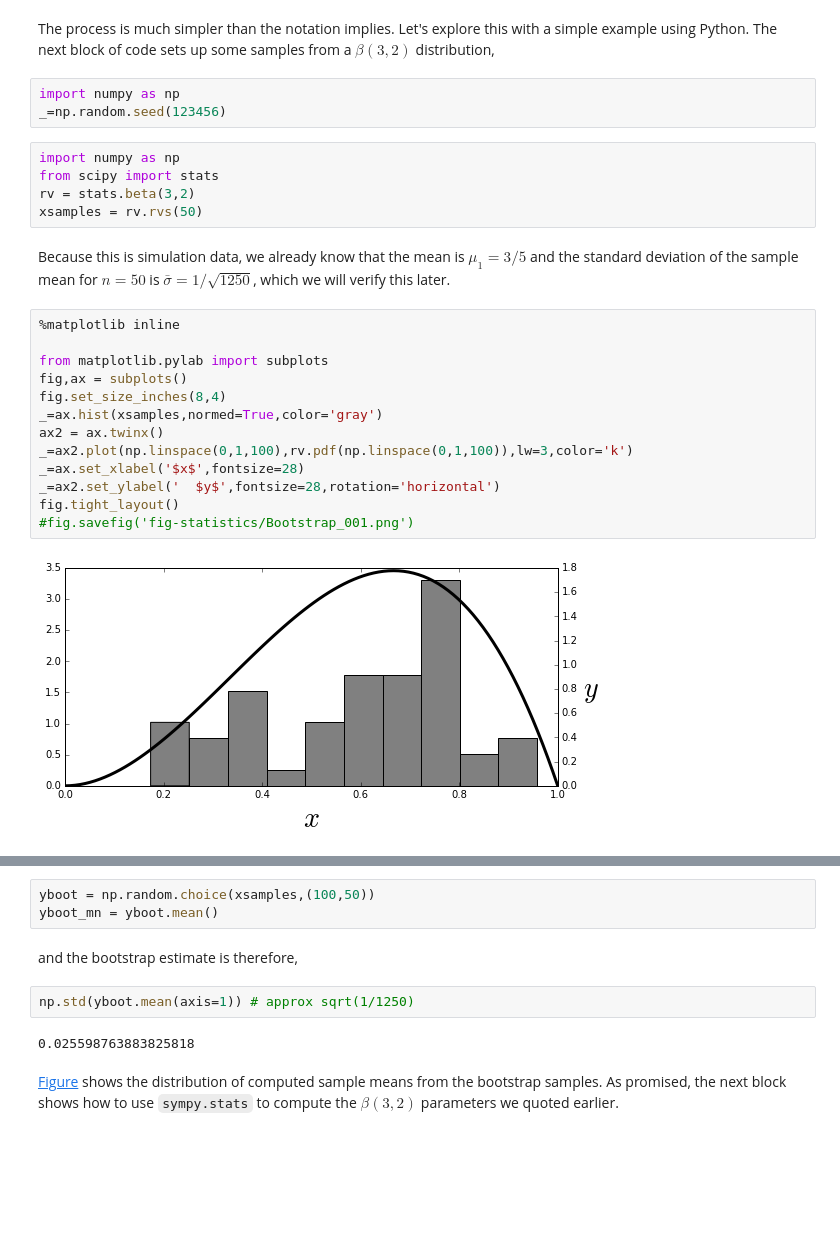
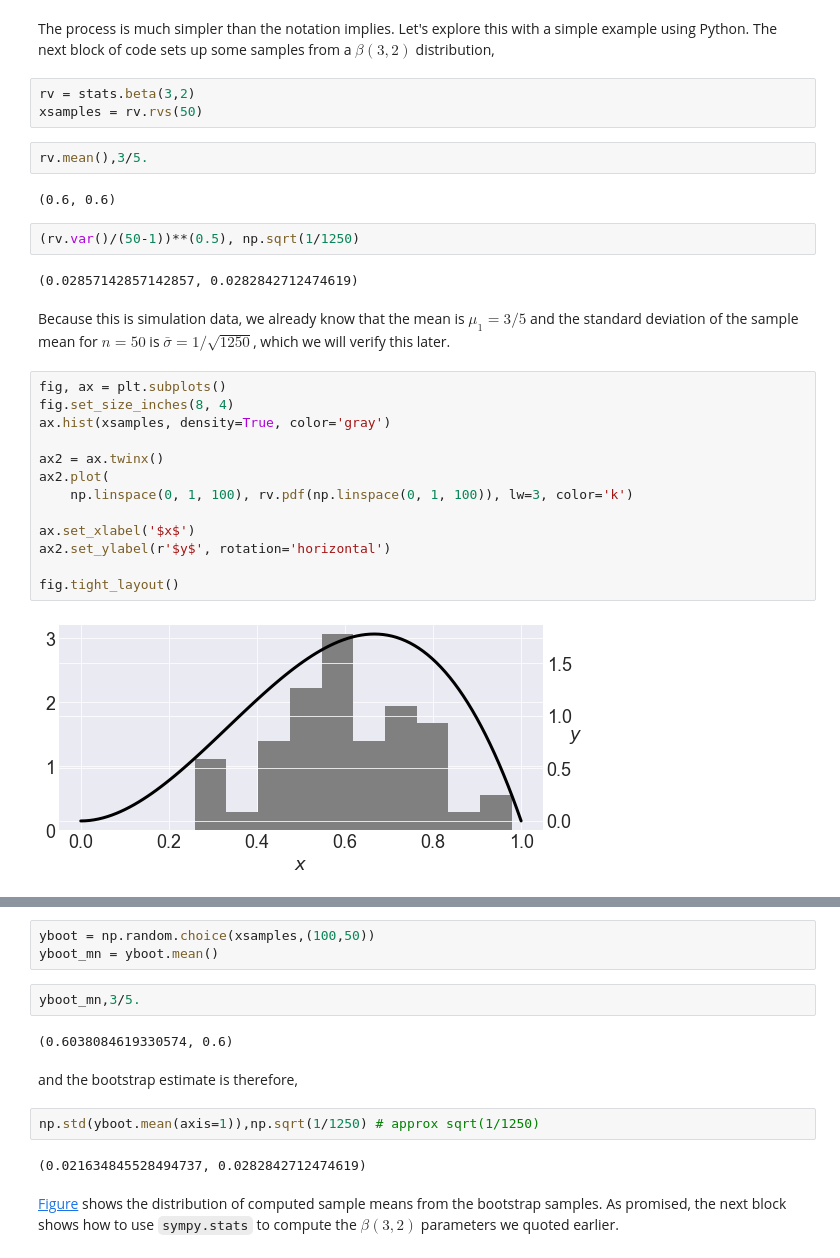
Before and after one commit to hvribeiro/MCSC1, a Jupyter notebook: aulas/03.4 - Maximum A-Posteriori, Robust Statistics, and Bootstrapping.ipynb, the cells around one changed output, grey strips where cells are left out. Drawn from its saved outputs; the diff is of its cells as text; blank space fills up the shorter version.

```diff
--- a/aulas/03.4 - Maximum A-Posteriori, Robust Statistics, and Bootstrapping.ipynb
+++ b/aulas/03.4 - Maximum A-Posteriori, Robust Statistics, and Bootstrapping.ipynb
@@ -978,34 +978,37 @@ $$
  The process is much simpler than  the notation implies.
 Let's explore this with a simple example using Python. The next block
 of code sets up some samples from a $\beta(3,2)$ distribution,
-# %%
-import numpy as np
-_=np.random.seed(123456)
 # %%
-import numpy as np
-from scipy import stats
 rv = stats.beta(3,2)
 xsamples = rv.rvs(50)
+# %%
+rv.mean(),3/5.
+# %% [output]
+(0.6, 0.6)
+# %%
+(rv.var()/(50-1))**(0.5), np.sqrt(1/1250)
+# %% [output]
+(0.02857142857142857, 0.0282842712474619)
 # %% [markdown]
  Because this is simulation data, we already know that the
 mean is $\mu_1 = 3/5$ and the standard deviation of the sample mean
 for $n=50$ is $\bar{\sigma} =1/\sqrt {1250}$, which we will verify
 this later.
 # %%
-%matplotlib inline
+fig, ax = plt.subplots()
+fig.set_size_inches(8, 4)
+ax.hist(xsamples, density=True, color='gray')
 
-from matplotlib.pylab import subplots
-fig,ax = subplots()
-fig.set_size_inches(8,4)
-_=ax.hist(xsamples,normed=True,color='gray')
 ax2 = ax.twinx()
-_=ax2.plot(np.linspace(0,1,100),rv.pdf(np.linspace(0,1,100)),lw=3,color='k')
-_=ax.set_xlabel('$x$',fontsize=28)
-_=ax2.set_ylabel('  $y$',fontsize=28,rotation='horizontal')
+ax2.plot(
+    np.linspace(0, 1, 100), rv.pdf(np.linspace(0, 1, 100)), lw=3, color='k')
+
+ax.set_xlabel('$x$')
+ax2.set_ylabel(r'$y$', rotation='horizontal')
+
 fig.tight_layout()
-#fig.savefig('fig-statistics/Bootstrap_001.png')
 # %% [output]
-[figure, old version]
+[figure, new version]
 # %% [markdown]
 <!-- dom:FIGURE: [fig-statistics/Bootstrap_001.png, width=500 frac=0.85] The $\beta(3,2)$ distribution and the histogram that approximates it. <div id="fig:Bootstrap_001"></div> -->
 <!-- begin figure -->
@@ -1032,12 +1035,16 @@ bootstrap samples
 # %%
 yboot = np.random.choice(xsamples,(100,50))
 yboot_mn = yboot.mean()
+# %%
+yboot_mn,3/5.
+# %% [output]
+(0.6038084619330574, 0.6)
 # %% [markdown]
  and the bootstrap estimate is therefore,
 # %%
-np.std(yboot.mean(axis=1)) # approx sqrt(1/1250)
+np.std(yboot.mean(axis=1)),np.sqrt(1/1250) # approx sqrt(1/1250)
 # %% [output]
-0.025598763883825818
+(0.021634845528494737, 0.0282842712474619)
 # %% [markdown]
  [Figure](#fig:Bootstrap_002) shows the distribution of computed
 sample means from the bootstrap samples.  As promised, the next block
```
Also changed, not shown: parts of 19 cells of this notebook, 1 other file.
